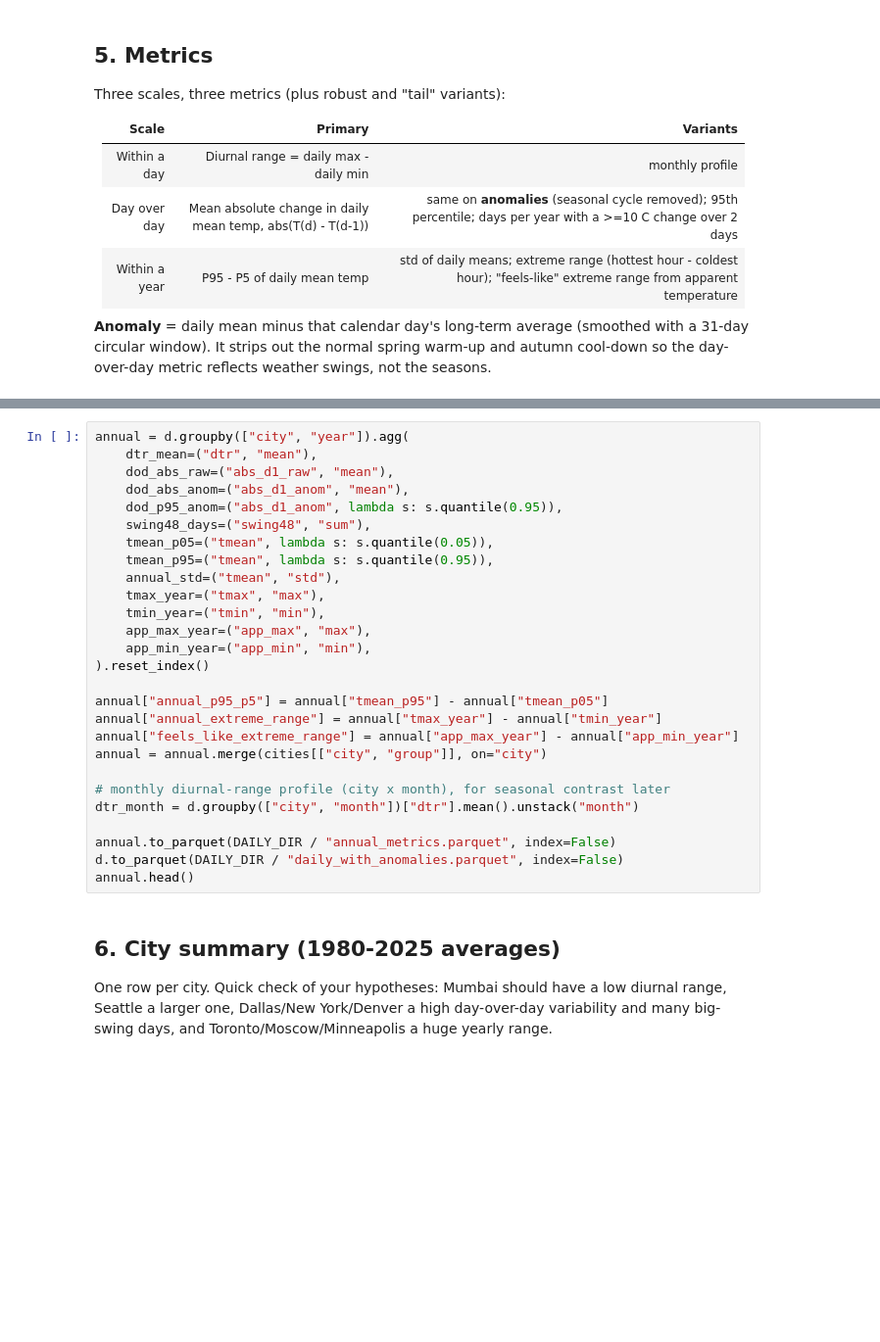
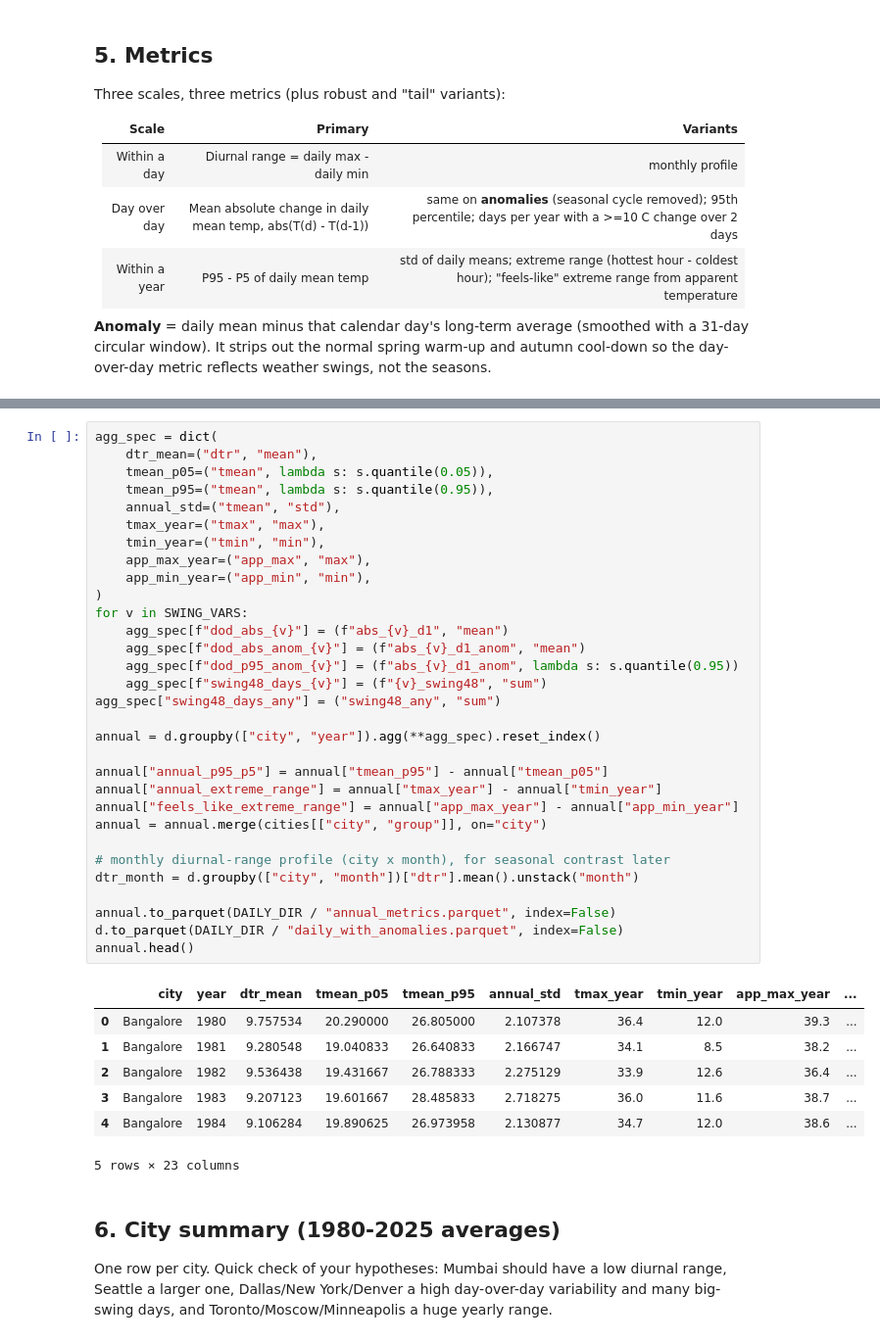
Before and after one commit to ninadparab/weather-temperature, a Jupyter notebook: weather_variability.ipynb, the cells around one changed output, grey strips where cells are left out. Shown at 98% size. Drawn from its saved outputs; the diff is of its cells as text; blank space fills up the shorter version.

```diff
--- a/weather_variability.ipynb
+++ b/weather_variability.ipynb
@@ -277,30 +324,42 @@ d[["city", "date", "tmean", "clim", "tanom", "d1_raw", "d1_anom", "d2_raw"]].tai
 # %%
-annual = d.groupby(["city", "year"]).agg(
+agg_spec = dict(
     dtr_mean=("dtr", "mean"),
-    dod_abs_raw=("abs_d1_raw", "mean"),
-    dod_abs_anom=("abs_d1_anom", "mean"),
-    dod_p95_anom=("abs_d1_anom", lambda s: s.quantile(0.95)),
-    swing48_days=("swing48", "sum"),
     tmean_p05=("tmean", lambda s: s.quantile(0.05)),
     tmean_p95=("tmean", lambda s: s.quantile(0.95)),
     annual_std=("tmean", "std"),
     tmax_year=("tmax", "max"),
     tmin_year=("tmin", "min"),
     app_max_year=("app_max", "max"),
     app_min_year=("app_min", "min"),
-).reset_index()
+)
+for v in SWING_VARS:
+    agg_spec[f"dod_abs_{v}"] = (f"abs_{v}_d1", "mean")
+    agg_spec[f"dod_abs_anom_{v}"] = (f"abs_{v}_d1_anom", "mean")
+    agg_spec[f"dod_p95_anom_{v}"] = (f"abs_{v}_d1_anom", lambda s: s.quantile(0.95))
+    agg_spec[f"swing48_days_{v}"] = (f"{v}_swing48", "sum")
+agg_spec["swing48_days_any"] = ("swing48_any", "sum")
+
+annual = d.groupby(["city", "year"]).agg(**agg_spec).reset_index()
 
 annual["annual_p95_p5"] = annual["tmean_p95"] - annual["tmean_p05"]
 annual["annual_extreme_range"] = annual["tmax_year"] - annual["tmin_year"]
 annual["feels_like_extreme_range"] = annual["app_max_year"] - annual["app_min_year"]
 annual = annual.merge(cities[["city", "group"]], on="city")
 
 # monthly diurnal-range profile (city x month), for seasonal contrast later
 dtr_month = d.groupby(["city", "month"])["dtr"].mean().unstack("month")
 
 annual.to_parquet(DAILY_DIR / "annual_metrics.parquet", index=False)
 d.to_parquet(DAILY_DIR / "daily_with_anomalies.parquet", index=False)
 annual.head()
+# %% [output]
+|  | city | year | dtr_mean | tmean_p05 | tmean_p95 | annual_std | tmax_year | tmin_year | app_max_year | ... |
+| 0 | Bangalore | 1980 | 9.757534 | 20.290000 | 26.805000 | 2.107378 | 36.4 | 12.0 | 39.3 | ... |
+| 1 | Bangalore | 1981 | 9.280548 | 19.040833 | 26.640833 | 2.166747 | 34.1 | 8.5 | 38.2 | ... |
+| 2 | Bangalore | 1982 | 9.536438 | 19.431667 | 26.788333 | 2.275129 | 33.9 | 12.6 | 36.4 | ... |
+| 3 | Bangalore | 1983 | 9.207123 | 19.601667 | 28.485833 | 2.718275 | 36.0 | 11.6 | 38.7 | ... |
+| 4 | Bangalore | 1984 | 9.106284 | 19.890625 | 26.973958 | 2.130877 | 34.7 | 12.0 | 38.6 | ... |
+5 rows × 23 columns
 # %% [markdown]
 ## 6. City summary (1980-2025 averages)
 
```
Also changed, not shown: parts of 8 cells of this notebook, 1 other file.
